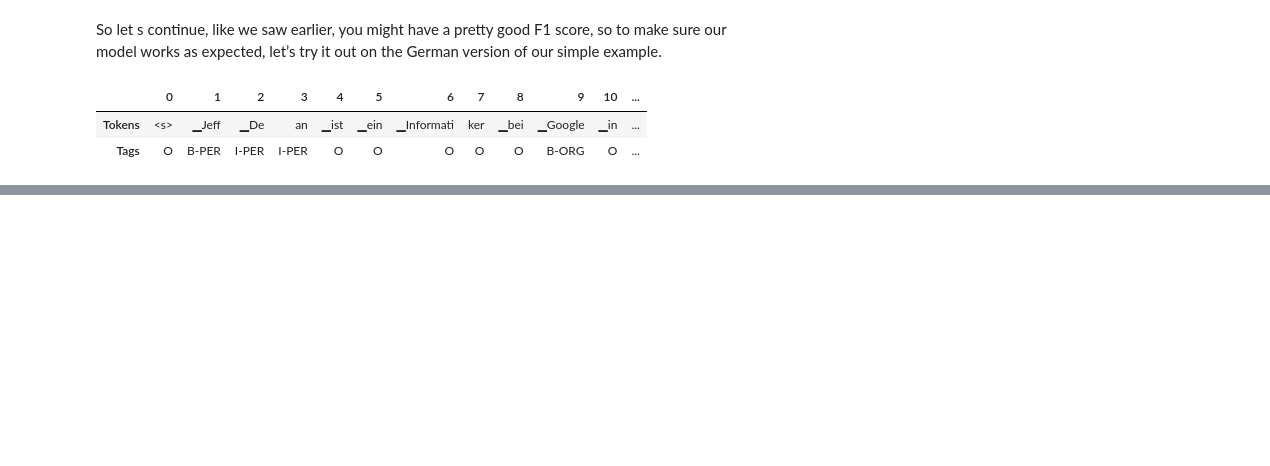
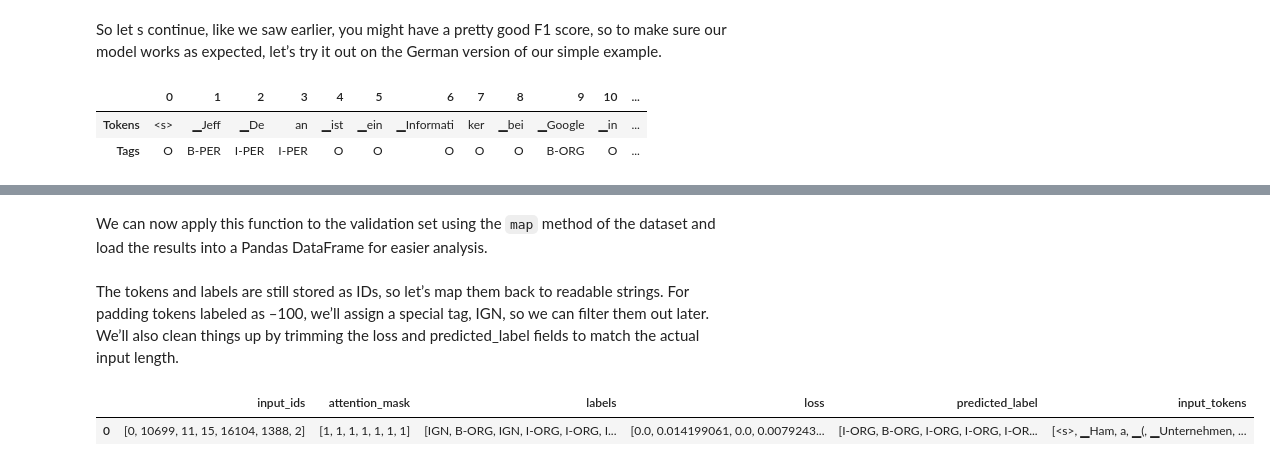
Before and after one commit to Ryan2486/nlp-ner-playground, a Jupyter notebook: main.ipynb, the cells around one changed output, grey strips where cells are left out. Drawn from its saved outputs; the diff is of its cells as text; code cells hidden in the pictures; blank space fills up the shorter version.

Commit message:
Add some Error Analysis

```diff
--- a/main.ipynb
+++ b/main.ipynb
@@ -618,0 +622,27 @@ tag_text(text_de, tags, trainer.model, xlmr_tokenizer)
+# %%
+from torch.nn.functional import cross_entropy
+
+
+def forward_pass_with_label(batch):
+    # Convert dict of lists to list of dicts suitable for data collator
+    features = [dict(zip(batch, t)) for t in zip(*batch.values())]
+    # Pad inputs and labels and put all tensors on device
+    batch = data_collator(features)
+    input_ids = batch["input_ids"].to(device)
+    attention_mask = batch["attention_mask"].to(device)
+    labels = batch["labels"].to(device)
+    with torch.no_grad():
+        # Pass data through model
+        output = trainer.model(input_ids, attention_mask)
+        # logit.size: [batch_size, sequence_length, classes]
+        # Predict class with largest logit value on classes axis
+        predicted_label = torch.argmax(output.logits, axis=-1).cpu().numpy()
+
+    # Calculate loss per token after flattening batch dimension with view
+    loss = cross_entropy(output.logits.view(-1, 7),
+                         labels.view(-1), reduction="none")
+    # Unflatten batch dimension and convert to numpy array
+    loss = loss.view(len(input_ids), -1).cpu().numpy()
+    return {"loss": loss, "predicted_label": predicted_label}
+# %% [markdown]
+We can now apply this function to the validation set using the `map` method of the dataset and load the results into a Pandas DataFrame for easier analysis.
@@ -618,0 +653,18 @@ tag_text(text_de, tags, trainer.model, xlmr_tokenizer)
+# %% [markdown]
+The tokens and labels are still stored as IDs, so let’s map them back to readable strings. For padding tokens labeled as –100, we’ll assign a special tag, IGN, so we can filter them out later. We’ll also clean things up by trimming the loss and predicted_label fields to match the actual input length.
+# %%
+index2tag[-100] = "IGN"
+df["input_tokens"] = df["input_ids"].apply(
+    lambda x: xlmr_tokenizer.convert_ids_to_tokens(x))
+df["predicted_label"] = df["predicted_label"].apply(
+    lambda x: [index2tag[i] for i in x])
+df["labels"] = df["labels"].apply(
+    lambda x: [index2tag[i] for i in x])
+df['loss'] = df.apply(
+    lambda x: x['loss'][:len(x['input_ids'])], axis=1)
+df['predicted_label'] = df.apply(
+    lambda x: x['predicted_label'][:len(x['input_ids'])], axis=1)
+df.head(1)
+# %% [output]
+|  | input_ids | attention_mask | labels | loss | predicted_label | input_tokens |
+| 0 | [0, 10699, 11, 15, 16104, 1388, 2] | [1, 1, 1, 1, 1, 1, 1] | [IGN, B-ORG, IGN, I-ORG, I-ORG, I... | [0.0, 0.014199061, 0.0, 0.0079243... | [I-ORG, B-ORG, I-ORG, I-ORG, I-OR... | [<s>, ▁Ham, a, ▁(, ▁Unternehmen, ... |
```
Also changed, not shown: parts of 9 cells of this notebook.
